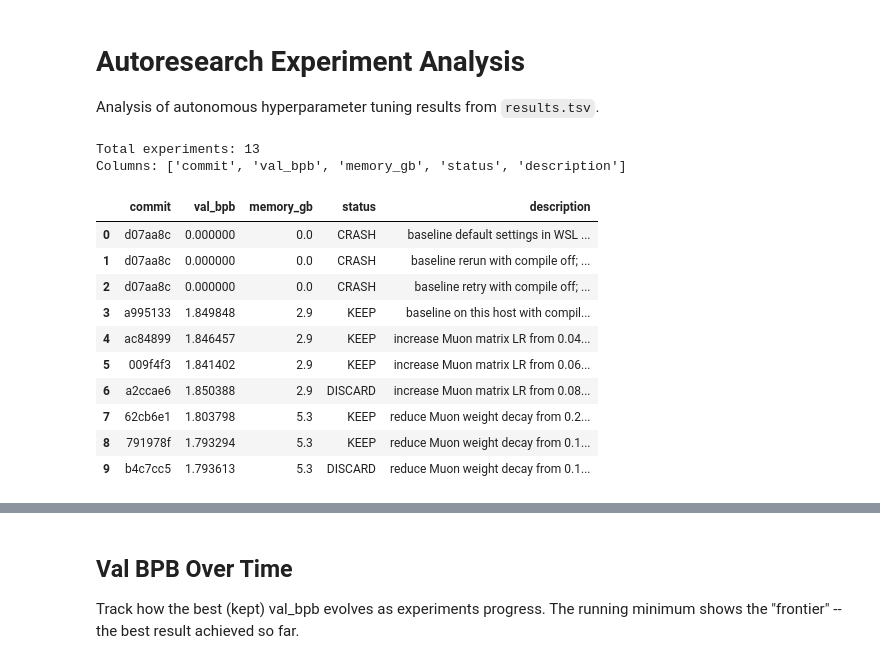
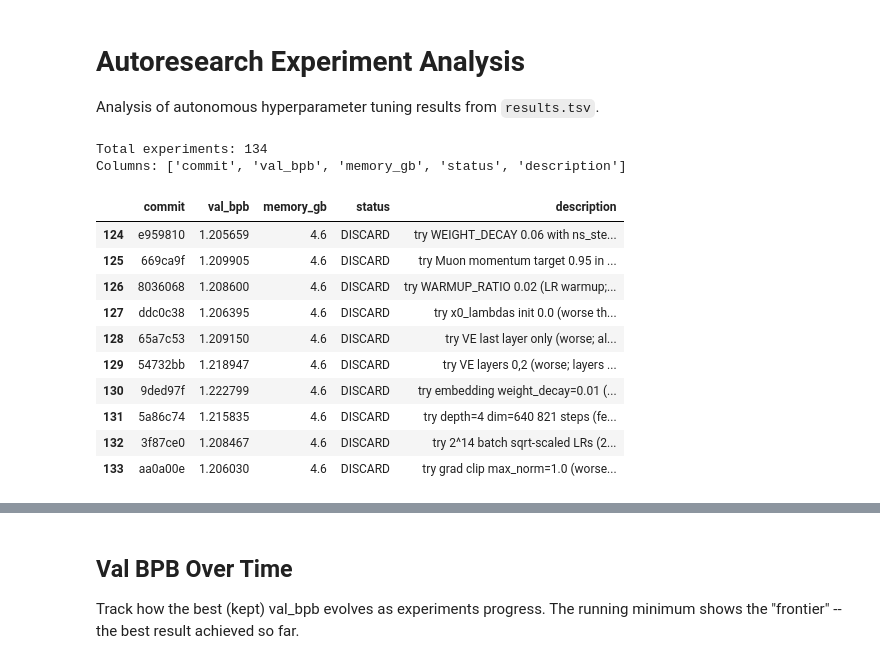
Before and after one commit to ElizaZadura/autoresearch-ez, a Jupyter notebook: analysis.ipynb, the cells around one changed output, grey strips where cells are left out. Saved outputs shown, nothing was run; the diff lists cells and outputs as text; code cells hidden in the pictures.

```diff
--- a/analysis.ipynb
+++ b/analysis.ipynb
@@ -5,31 +5,31 @@ Analysis of autonomous hyperparameter tuning results from `results.tsv`.
 # %%
 import pandas as pd
 import matplotlib.pyplot as plt
 import numpy as np
 
 # Load the TSV (tab-separated, 5 columns: commit, val_bpb, memory_gb, status, description)
 df = pd.read_csv("results.tsv", sep="\t")
 df["val_bpb"] = pd.to_numeric(df["val_bpb"], errors="coerce")
 df["memory_gb"] = pd.to_numeric(df["memory_gb"], errors="coerce")
 df["status"] = df["status"].str.strip().str.upper()
 
 print(f"Total experiments: {len(df)}")
 print(f"Columns: {list(df.columns)}")
-df.head(10)
+df.tail(10)
 # %% [output]
-Total experiments: 13
+Total experiments: 134
 Columns: ['commit', 'val_bpb', 'memory_gb', 'status', 'description']
 |  | commit | val_bpb | memory_gb | status | description |
-| 0 | d07aa8c | 0.000000 | 0.0 | CRASH | baseline default settings in WSL ... |
-| 1 | d07aa8c | 0.000000 | 0.0 | CRASH | baseline rerun with compile off; ... |
-| 2 | d07aa8c | 0.000000 | 0.0 | CRASH | baseline retry with compile off; ... |
-| 3 | a995133 | 1.849848 | 2.9 | KEEP | baseline on this host with compil... |
-| 4 | ac84899 | 1.846457 | 2.9 | KEEP | increase Muon matrix LR from 0.04... |
-| 5 | 009f4f3 | 1.841402 | 2.9 | KEEP | increase Muon matrix LR from 0.06... |
-| 6 | a2ccae6 | 1.850388 | 2.9 | DISCARD | increase Muon matrix LR from 0.08... |
-| 7 | 62cb6e1 | 1.803798 | 5.3 | KEEP | reduce Muon weight decay from 0.2... |
-| 8 | 791978f | 1.793294 | 5.3 | KEEP | reduce Muon weight decay from 0.1... |
-| 9 | b4c7cc5 | 1.793613 | 5.3 | DISCARD | reduce Muon weight decay from 0.1... |
+| 124 | e959810 | 1.205659 | 4.6 | DISCARD | try WEIGHT_DECAY 0.06 with ns_ste... |
+| 125 | 669ca9f | 1.209905 | 4.6 | DISCARD | try Muon momentum target 0.95 in ... |
+| 126 | 8036068 | 1.208600 | 4.6 | DISCARD | try WARMUP_RATIO 0.02 (LR warmup;... |
+| 127 | ddc0c38 | 1.206395 | 4.6 | DISCARD | try x0_lambdas init 0.0 (worse th... |
+| 128 | 65a7c53 | 1.209150 | 4.6 | DISCARD | try VE last layer only (worse; al... |
+| 129 | 54732bb | 1.218947 | 4.6 | DISCARD | try VE layers 0,2 (worse; layers ... |
+| 130 | 9ded97f | 1.222799 | 4.6 | DISCARD | try embedding weight_decay=0.01 (... |
+| 131 | 5a86c74 | 1.215835 | 4.6 | DISCARD | try depth=4 dim=640 821 steps (fe... |
+| 132 | 3f87ce0 | 1.208467 | 4.6 | DISCARD | try 2^14 batch sqrt-scaled LRs (2... |
+| 133 | aa0a00e | 1.206030 | 4.6 | DISCARD | try grad clip max_norm=1.0 (worse... |
 # %%
 counts = df["status"].value_counts()
 print("Experiment outcomes:")
```
Also changed, not shown: parts of 5 cells of this notebook, 1 other file.
